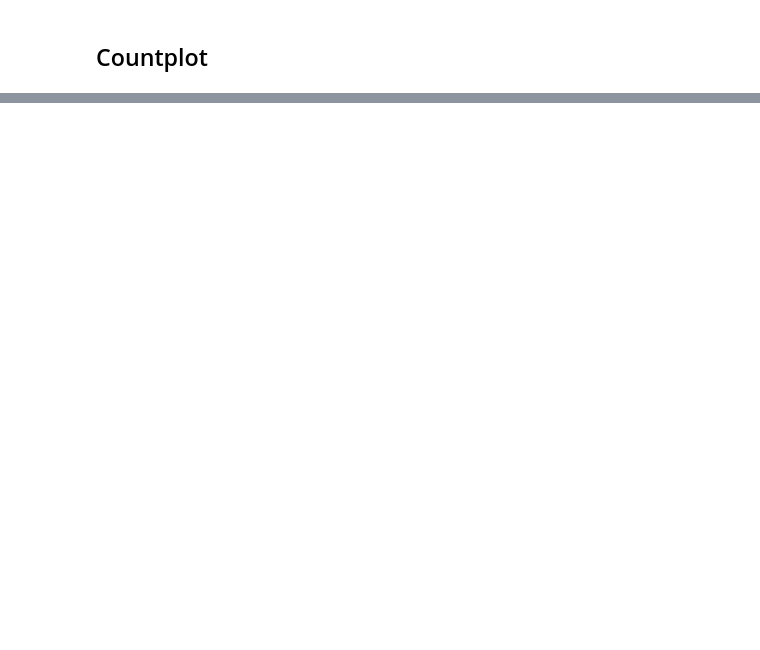
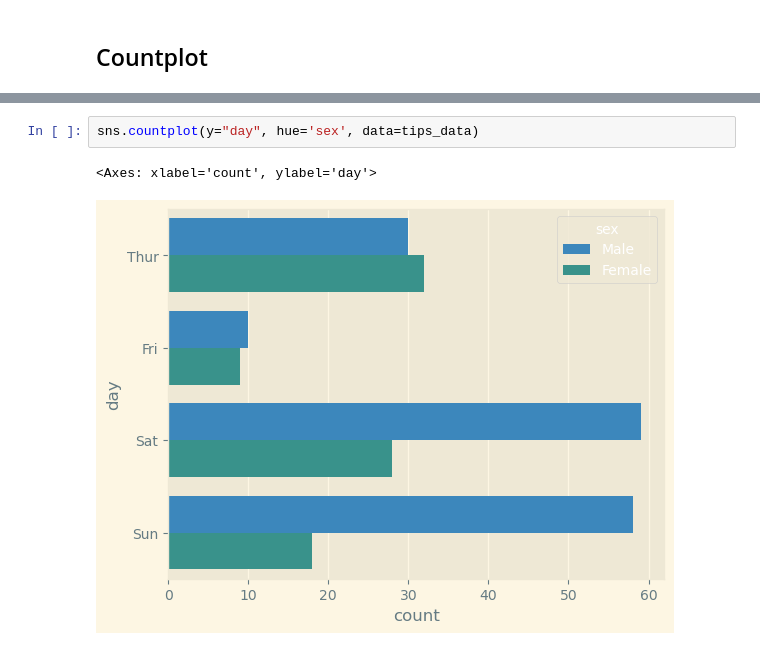
Before and after one commit to InsaneJSK/LearnInPublic, a Jupyter notebook: Python/cool-python-stuff/data-visualization.ipynb, the cells around one changed output, grey strips where cells are left out. Drawn from its saved outputs; the diff is of its cells as text; blank space fills up the shorter version.

Commit message:
data-vis-4

```diff
--- a/Python/cool-python-stuff/data-visualization.ipynb
+++ b/Python/cool-python-stuff/data-visualization.ipynb
@@ -180,0 +165,5 @@ sns.countplot(x="day", hue='sex', data=tips_data)
+# %%
+sns.countplot(y="day", hue='sex', data=tips_data)
+# %% [output]
+<Axes: xlabel='count', ylabel='day'>
+[figure, added]
```
Also changed, not shown: parts of 10 cells of this notebook.
